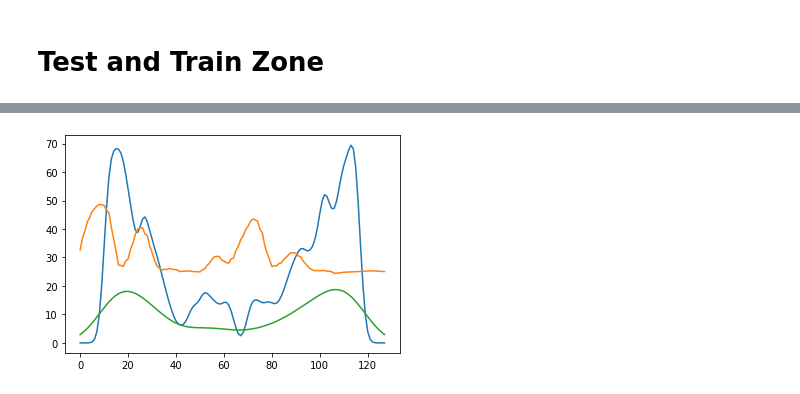
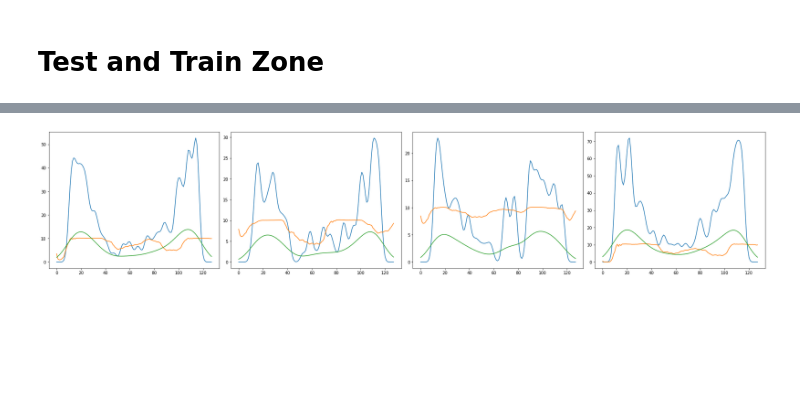
Before and after one commit to bboud/hydro-ml, a Jupyter notebook: GAN.ipynb, the cells around one changed output, grey strips where cells are left out. Saved outputs shown, nothing was run; the diff lists cells and outputs as text; code cells hidden in the pictures; blank space fills up the shorter version.

```diff
--- a/GAN.ipynb
+++ b/GAN.ipynb
@@ -218,11 +215,13 @@ fig=plt.Figure()
 # %%
-samples = 1
+samples = 4
 baryon, actual_proton = generate_data(samples)
 proton = A(baryon)
+
+fig = plt.figure(constrained_layout=True, figsize=(25,5))
+ax_array = fig.subplots(1, samples, squeeze=True)
 for i in range(samples):
-    plt.plot(np.arange(0, len(baryon[i]), 1, int ), baryon[i])
-    plt.plot(np.arange(0, len(proton[i]), 1, int ), proton[i]*50)
-    plt.plot(np.arange(0, len(actual_proton[i]), 1, int ), actual_proton[i])
-    fig=plt.Figure()
+    ax_array[i].plot(np.arange(0, len(baryon[i]), 1, int ), baryon[i])
+    ax_array[i].plot(np.arange(0, len(proton[i]), 1, int ), proton[i]*20)
+    ax_array[i].plot(np.arange(0, len(actual_proton[i]), 1, int ), actual_proton[i])
 # %% [output]
-[figure, old version]
+[figure, new version]
```
Also changed, not shown: parts of 7 cells of this notebook.
